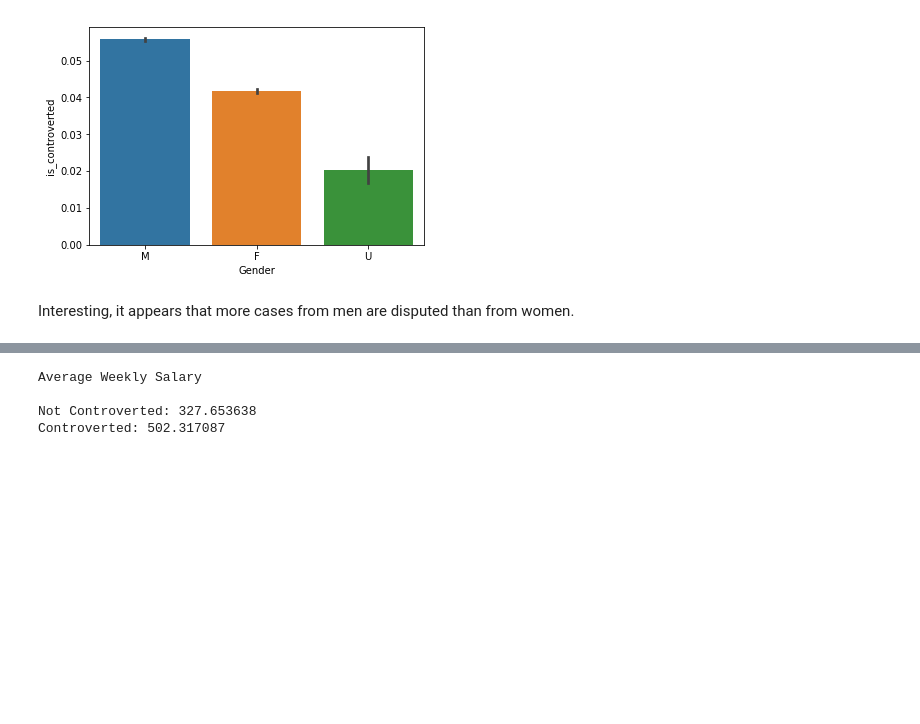
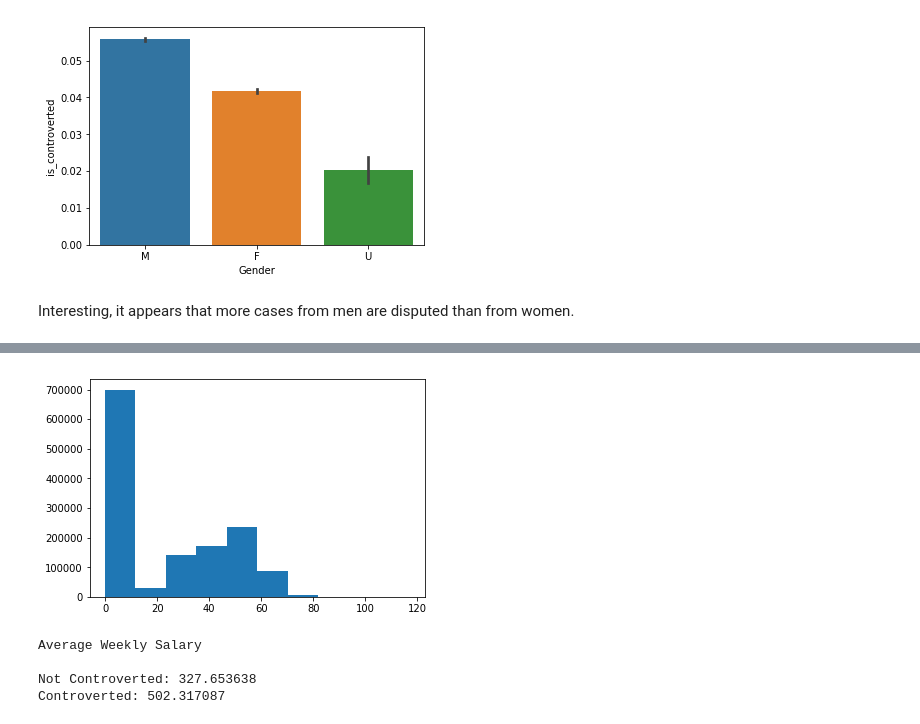
Before and after one commit to cbevis/U3_Capstone, a Jupyter notebook: NYS_Assembled_Workers2.ipynb, the cells around one changed output, grey strips where cells are left out. Drawn from its saved outputs; the diff is of its cells as text; code cells hidden in the pictures; blank space fills up the shorter version.

```diff
--- a/NYS_Assembled_Workers2.ipynb
+++ b/NYS_Assembled_Workers2.ipynb
@@ -234,3 +241,9 @@ Interesting, it appears that more cases from men are disputed than from women.
+# %%
+# Plot the distribution of ages
+plt.hist(df['Age at Injury'])
+plt.show()
+# %% [output]
+[figure, added]
 # %%
 g = sns.boxplot(x='is_controverted', y='Average Weekly Wage', data=df)
 g.set_yscale('log')
```
Also changed, not shown: parts of 6 cells of this notebook.
